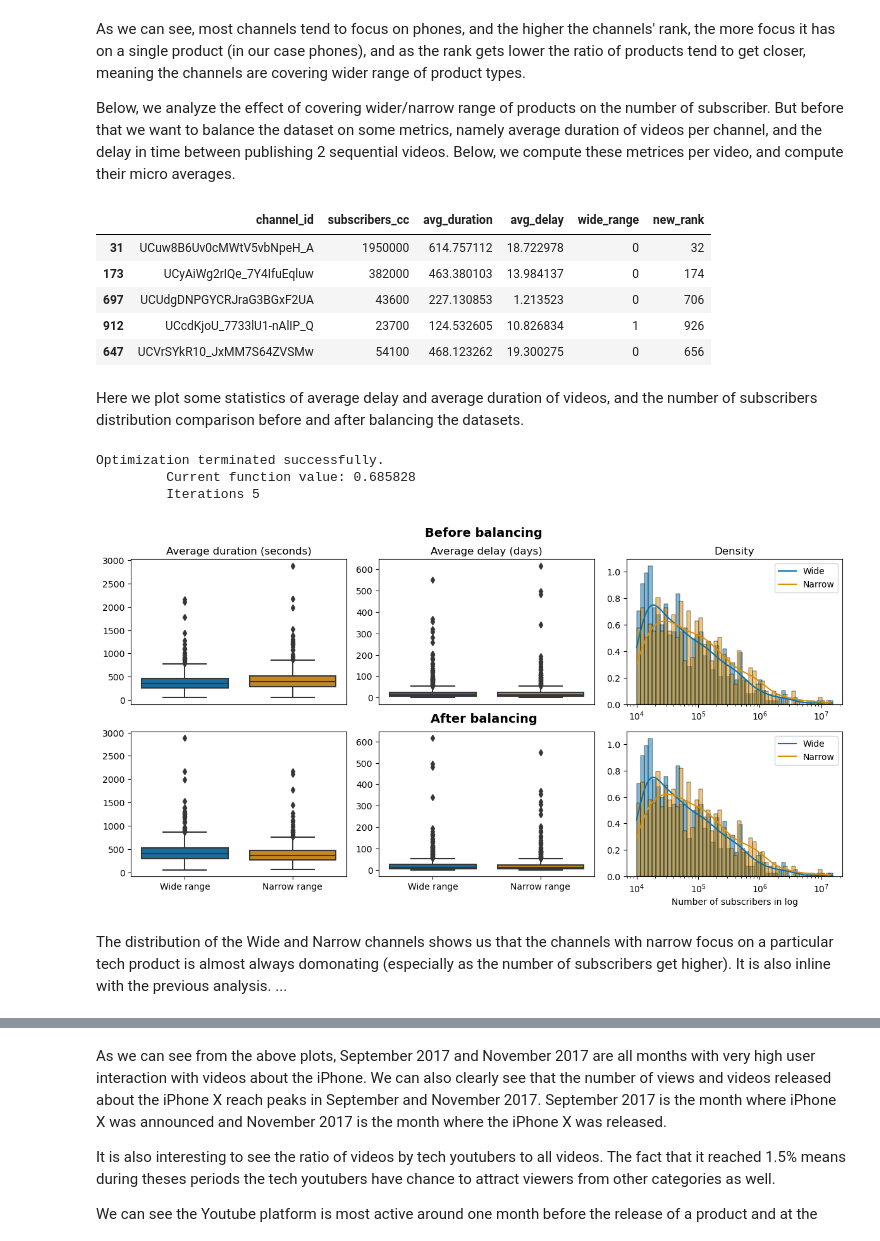
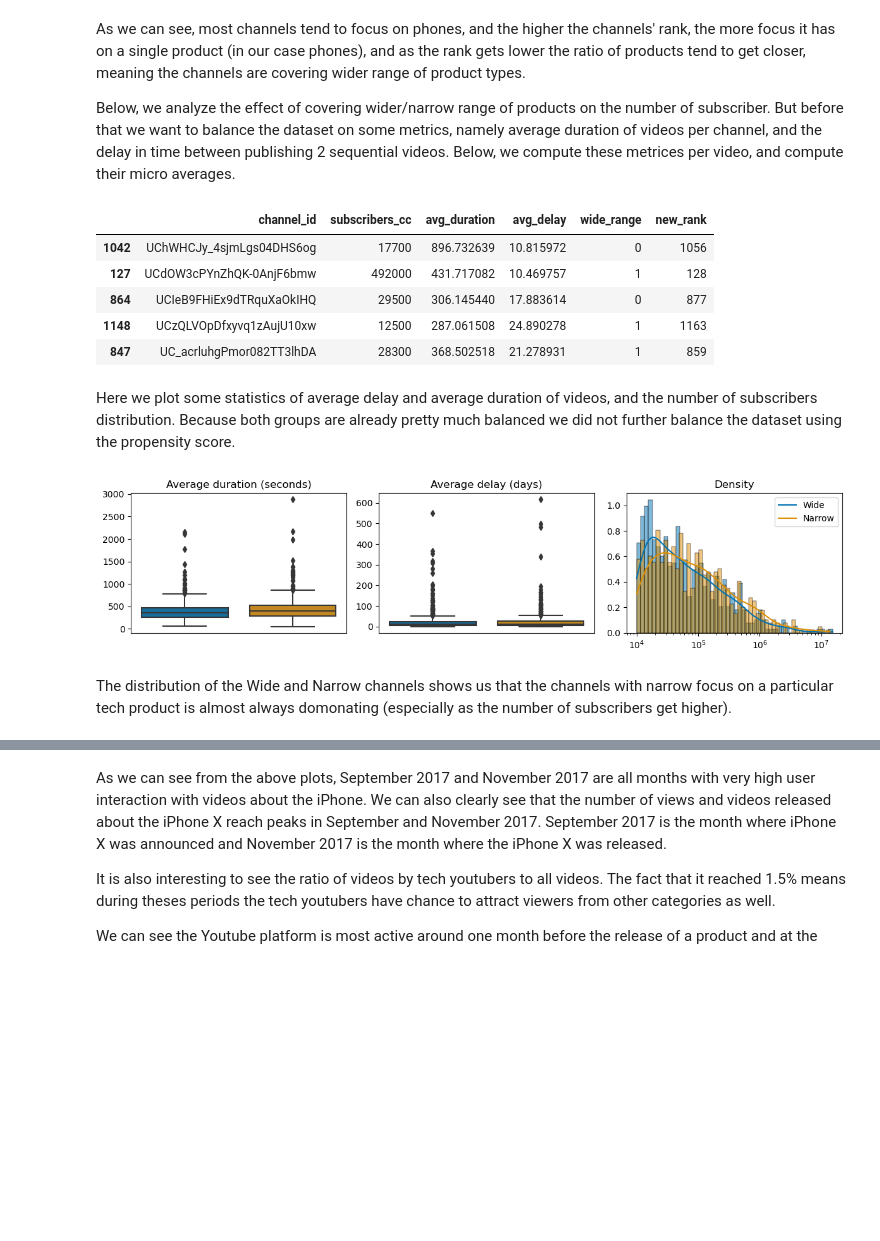
Before and after one commit to epfl-ada/ada-2023-project-datasquad2023, a Jupyter notebook: milestone_2.ipynb, the cells around one changed output, grey strips where cells are left out. Saved outputs shown, nothing was run; the diff lists cells and outputs as text; code cells hidden in the pictures; blank space fills up the shorter version.

```diff
--- a/milestone_2.ipynb
+++ b/milestone_2.ipynb
@@ -220,9 +203,6 @@ Cleaning all tags
 With that we will be done with preprocessing with 2 datasets in our hand to be used throughout the analysis:
 - df_tech_review_channels: Channel Data for tech review channels only
 - df_tech_review_mt: Video Meatadata of tech review channels only
-# %%
-df_tech_review_channels = pd.read_csv(PATH_TECH_CHANNELS, sep="\t", compression="infer")
-df_tech_review_mt = pd.read_csv(PATH_YT_TECH_CHANNELS_METADATA, sep="\t", compression="infer")
 # %% [markdown]
 # Characteristics of successful channels
 # %% [markdown]
@@ -232,12 +490,5 @@ df_tech_review_mt = pd.read_csv(PATH_YT_TECH_CHANNELS_METADATA, sep="\t", compre
 # %% [markdown]
 ### Tech products range to review
-# %%
-# clean data
-CLEAN = ".\\data\\clean"
-PATH_YT_TECH_CHANNELS_METADATA = CLEAN + '\\yt_tech_channels_metadata.tsv.gz'
-PATH_TECH_CHANNELS = CLEAN + '\\tech_review_channels.tsv.gz'
-df_tech_review_mt = pd.read_csv(PATH_YT_TECH_CHANNELS_METADATA,compression="infer", sep="\t")
-df_tech_review_channels = pd.read_csv(PATH_TECH_CHANNELS,compression="infer", sep="\t")
 # %% [markdown]
 In this section, we are going to analyze if covering a wider range of tech products is more effective to gain more subscribers, or should the channels focus on a specific type of tech.
 
@@ -278,6 +529,16 @@ Number of videos either about phone, laptop, or camera:  380478
 | UCQBX4JrB_BAlNjiEwo1hZ9Q | 0.327945 | 0.087760 | 0.584296 |
 # %% [markdown]
 Let's see in what categories more successful YouTubers tend to produce tech review videos by plotting the moving average (with window size of 50) of product type percentages over the rank of the YouTubers.
+# %%
+# define a new rank to the channels depending on its number of subscribers
+df_tech_review_channels['new_rank'] = pd.Series(range(1, df_tech_review_channels.shape[0]+1))
+
+# flag the channels with wide/narrow range of tech products to be used later
+tech_df_prd_perc.loc[(tech_df_prd_perc['camera'] > 0.8) | (tech_df_prd_perc['laptop'] > 0.8) | (tech_df_prd_perc['phone'] > 0.8),'wide_range'] = False
+tech_df_prd_perc['wide_range'].fillna(True, inplace=True)
+
+# merge
+channels_rank = pd.merge(df_tech_review_channels[['subscribers_cc','channel_id','new_rank']],tech_df_prd_perc,on='channel_id',how='right').sort_values(by='new_rank',ascending=True).reset_index(drop=True)
 # %%
 # define a new rank to the channels depending on its number of subscribers
 df_tech_review_channels['new_rank'] = pd.Series(range(1, df_tech_review_channels.shape[0]+1))
@@ -344,52 +605,31 @@ df_obs['wide_range'] = df_obs['wide_range'].astype(int)
 display(df_obs.sample(5))
 # %% [output]
 |  | channel_id | subscribers_cc | avg_duration | avg_delay | wide_range | new_rank |
-| 31 | UCuw8B6Uv0cMWtV5vbNpeH_A | 1950000 | 614.757112 | 18.722978 | 0 | 32 |
-| 173 | UCyAiWg2rIQe_7Y4IfuEqluw | 382000 | 463.380103 | 13.984137 | 0 | 174 |
-| 697 | UCUdgDNPGYCRJraG3BGxF2UA | 43600 | 227.130853 | 1.213523 | 0 | 706 |
-| 912 | UCcdKjoU_7733lU1-nAlIP_Q | 23700 | 124.532605 | 10.826834 | 1 | 926 |
-| 647 | UCVrSYkR10_JxMM7S64ZVSMw | 54100 | 468.123262 | 19.300275 | 0 | 656 |
+| 1042 | UChWHCJy_4sjmLgs04DHS6og | 17700 | 896.732639 | 10.815972 | 0 | 1056 |
+| 127 | UCdOW3cPYnZhQK-0AnjF6bmw | 492000 | 431.717082 | 10.469757 | 1 | 128 |
+| 864 | UCIeB9FHiEx9dTRquXaOkIHQ | 29500 | 306.145440 | 17.883614 | 0 | 877 |
+| 1148 | UCzQLVOpDfxyvq1zAujU10xw | 12500 | 287.061508 | 24.890278 | 1 | 1163 |
+| 847 | UC_acrluhgPmor082TT3lhDA | 28300 | 368.502518 | 21.278931 | 1 | 859 |
 # %% [markdown]
-Here we plot some statistics of average delay and average duration of videos, and the number of subscribers distribution comparison before and after balancing the datasets.
+Here we plot some statistics of average delay and average duration of videos, and the number of subscribers distribution. Because both groups are already pretty much balanced we did not further balance the dataset using the propensity score.
 # %%
 colors = sns.color_palette("colorblind",2)
-fig, axes = plt.subplots(nrows=2,ncols=3,figsize=(12,6))
+fig, axes = plt.subplots(nrows=1,ncols=3,figsize=(12,3))
 
 # plot
-sns.boxplot(y=df_obs['avg_duration'],x=df_obs['wide_range'],ax=axes[0][0],palette=colors)
-sns.boxplot(y=df_obs['avg_delay'],x=df_obs['wide_range'],ax=axes[0][1],palette=colors)
-sns.histplot(df_obs[df_obs['wide_range'] == 1]['subscribers_cc'],stat='density',kde=True,bins=50,log_scale=(True,False),ax=axes[0][2],color=colors[0])
-sns.histplot(df_obs[df_obs['wide_range'] == 0]['subscribers_cc'],stat='density',kde=True,bins=50,log_scale=(True,False),ax=axes[0][2],color=colors[1])
+sns.boxplot(y=df_obs['avg_duration'],x=df_obs['wide_range'],ax=axes[0],palette=colors)
+sns.boxplot(y=df_obs['avg_delay'],x=df_obs['wide_range'],ax=axes[1],palette=colors)
+sns.histplot(df_obs[df_obs['wide_range'] == 1]['subscribers_cc'],stat='density',kde=True,bins=50,log_scale=(True,False),ax=axes[2],color=colors[0])
+sns.histplot(df_obs[df_obs['wide_range'] == 0]['subscribers_cc'],stat='density',kde=True,bins=50,log_scale=(True,False),ax=axes[2],color=colors[1])
 
-axes[0][0].set(title='Average duration (seconds)',xlabel=None,ylabel=None,xticks=[])
-axes[0][1].set(title='Average delay (days)',xlabel=None,ylabel=None,xticks=[])
-axes[0][2].set(title='Density',xlabel=None,ylabel=None)
-axes[0][2].legend(['Wide','Narrow'])
-
-# balance the data
-match_index = balance_data(df_obs,treat_column='wide_range',continuous_features=['avg_duration','avg_delay'])
-df_obs_matched = df_obs.iloc[match_index]
-
-# plot obs
-sns.boxplot(y=df_obs_matched['avg_duration'],x=df_obs_matched['wide_range'].replace({1:'Wide range', 0:'Narrow range'}),ax=axes[1][0],palette=colors)
-sns.boxplot(y=df_obs_matched['avg_delay'],x=df_obs_matched['wide_range'].replace({1:'Wide range', 0:'Narrow range'}),ax=axes[1][1],palette=colors)
-sns.histplot(df_obs_matched[df_obs_matched['wide_range'] == 1]['subscribers_cc'],stat='density',kde=True,bins=50,log_scale=(True,False),ax=axes[1][2],color=colors[0])
-sns.histplot(df_obs_matched[df_obs_matched['wide_range'] == 0]['subscribers_cc'],stat='density',kde=True,bins=50,log_scale=(True,False),ax=axes[1][2],color=colors[1])
-
-axes[1][0].set(xlabel=None,ylabel=None)
-axes[1][1].set(xlabel=None,ylabel=None)
-axes[1][2].set(xlabel='Number of subscribers in log',ylabel=None)
-axes[1][2].legend(['Wide','Narrow'])
-
-fig.text(0.515, 1.01, 'Before balancing', va='center', ha='center', fontweight='bold', fontsize=14)
-fig.text(0.515, 0.52, 'After balancing', va='center', ha='center', fontweight='bold', fontsize=14)
+axes[0].set(title='Average duration (seconds)',xlabel=None,ylabel=None,xticks=[])
+axes[1].set(title='Average delay (days)',xlabel=None,ylabel=None,xticks=[])
+axes[2].set(title='Density',xlabel=None,ylabel=None)
+axes[2].legend(['Wide','Narrow'])
 
 plt.tight_layout()
 plt.show()
 # %% [output]
-Optimization terminated successfully.
-         Current function value: 0.685828
-         Iterations 5
-[figure, old version]
+[figure, new version]
 # %% [markdown]
-The distribution of the Wide and Narrow channels shows us that the channels with narrow focus on a particular tech product is almost always domonating (especially as the number of subscribers get higher). It is also inline with the previous analysis. ...
+The distribution of the Wide and Narrow channels shows us that the channels with narrow focus on a particular tech product is almost always domonating (especially as the number of subscribers get higher).
```
Also changed, not shown: parts of 36 cells of this notebook, 7 other files.
